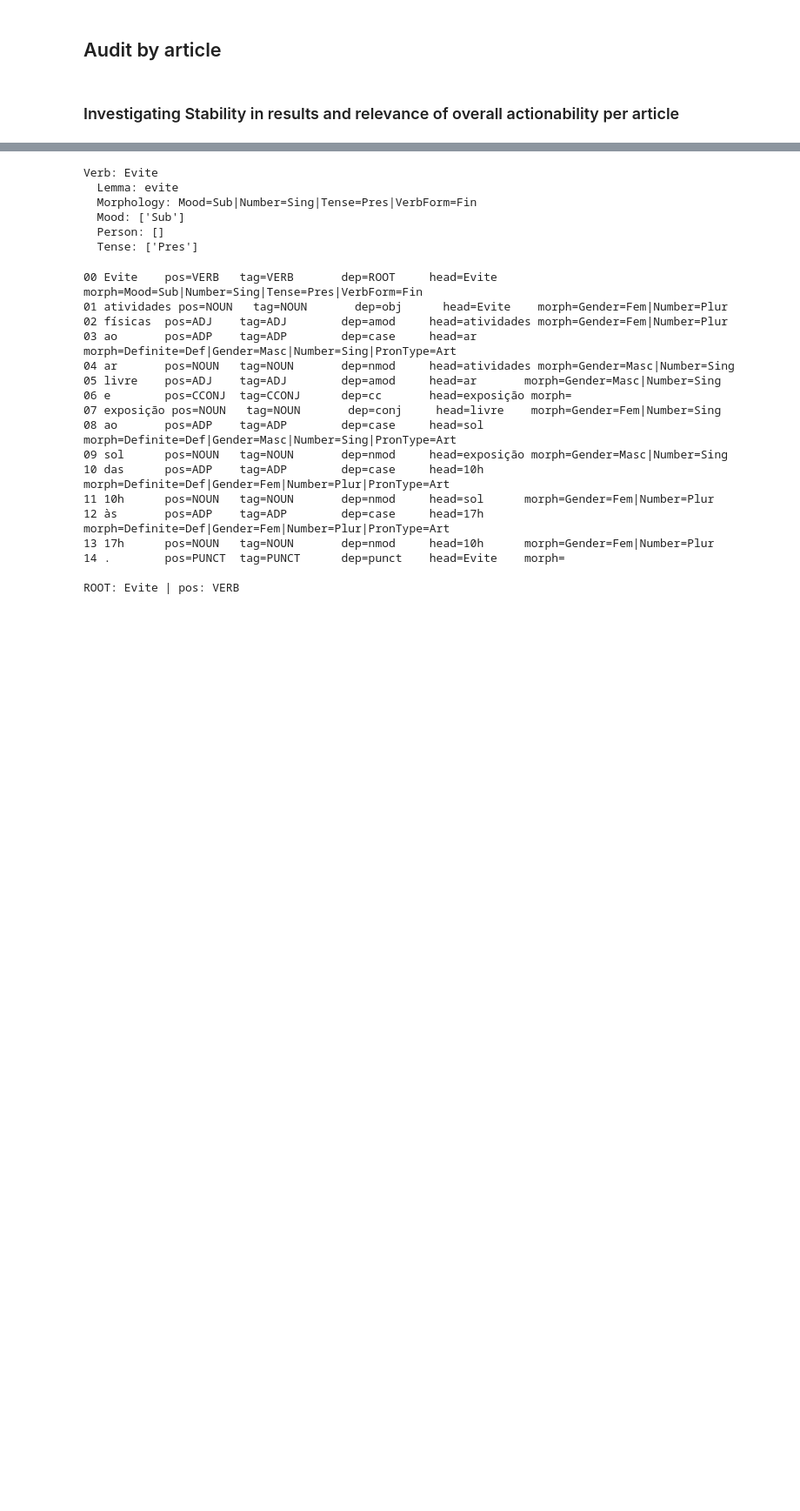
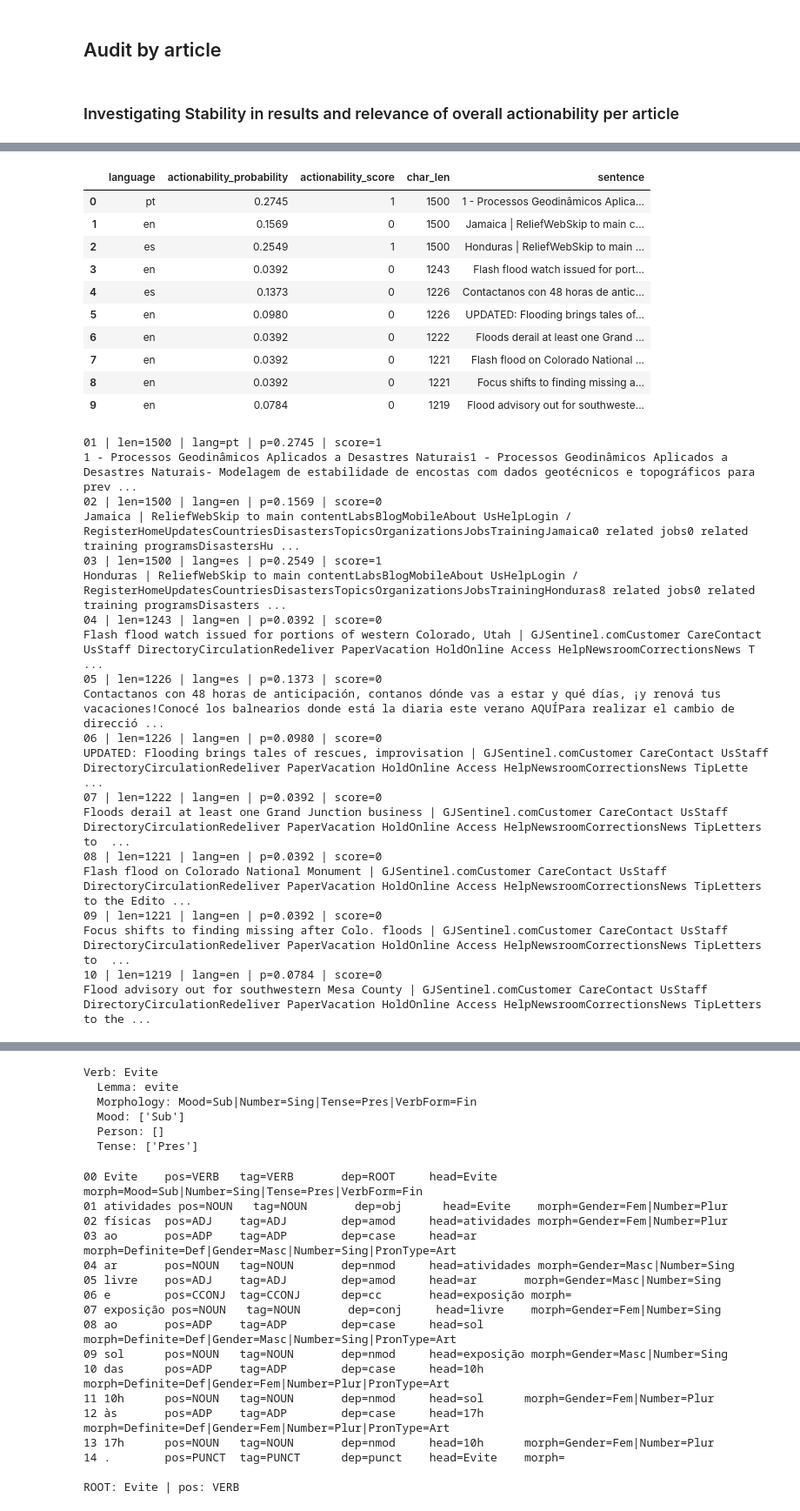
Before and after one commit to Lenap0911/NLP-model, a Jupyter notebook: nlp/actionability_tester.ipynb, the cells around one changed output, grey strips where cells are left out. Shown at 87% size. Drawn from its saved outputs; the diff is of its cells as text; code cells hidden in the pictures; blank space fills up the shorter version.

```diff
--- a/nlp/actionability_tester.ipynb
+++ b/nlp/actionability_tester.ipynb
@@ -881,3 +880,66 @@ plt.show()
+# %%
+# Top 10 longest sentences (by character length)
+
+text_col = "sentence"
+
+if text_col not in df_out.columns:
+    raise KeyError(f"Column '{text_col}' not found. Available columns: {list(df_out.columns)}")
+
+dfp = df_out[[text_col] + ([c for c in ["language", "actionability_probability", "actionability_score"] if c in df_out.columns])].copy()
+dfp[text_col] = dfp[text_col].fillna("").astype(str)
+
+dfp["char_len"] = dfp[text_col].str.len()
+top10_longest = dfp.sort_values("char_len", ascending=False).head(10).reset_index(drop=True)
+
+cols = [c for c in ["language", "actionability_probability", "actionability_score", "char_len", text_col] if c in top10_longest.columns]
+display(top10_longest[cols])
+
+# also print them cleanly
+for i, r in top10_longest.iterrows():
+    lang = r["language"] if "language" in top10_longest.columns else None
+    p = r["actionability_probability"] if "actionability_probability" in top10_longest.columns else None
+    s = r["actionability_score"] if "actionability_score" in top10_longest.columns else None
+    header = f"{i+1:02d} | len={int(r['char_len'])}"
+    if lang is not None:
+        header += f" | lang={lang}"
+    if p is not None:
+        header += f" | p={float(p):.4f}" if pd.notna(p) else " | p=nan"
+    if s is not None:
+        header += f" | score={s}"
+    print(header)
+    print(r[text_col])
+# %% [output]
+|  | language | actionability_probability | actionability_score | char_len | sentence |
+| 0 | pt | 0.2745 | 1 | 1500 | 1 - Processos Geodinâmicos Aplica... |
+| 1 | en | 0.1569 | 0 | 1500 | Jamaica | ReliefWebSkip to main c... |
+| 2 | es | 0.2549 | 1 | 1500 | Honduras | ReliefWebSkip to main ... |
+| 3 | en | 0.0392 | 0 | 1243 | Flash flood watch issued for port... |
+| 4 | es | 0.1373 | 0 | 1226 | Contactanos con 48 horas de antic... |
+| 5 | en | 0.0980 | 0 | 1226 | UPDATED: Flooding brings tales of... |
+| 6 | en | 0.0392 | 0 | 1222 | Floods derail at least one Grand ... |
+| 7 | en | 0.0392 | 0 | 1221 | Flash flood on Colorado National ... |
+| 8 | en | 0.0392 | 0 | 1221 | Focus shifts to finding missing a... |
+| 9 | en | 0.0784 | 0 | 1219 | Flood advisory out for southweste... |
+01 | len=1500 | lang=pt | p=0.2745 | score=1
+1 - Processos Geodinâmicos Aplicados a Desastres Naturais1 - Processos Geodinâmicos Aplicados a Desastres Naturais- Modelagem de estabilidade de encostas com dados geotécnicos e topográficos para prev ...
+02 | len=1500 | lang=en | p=0.1569 | score=0
+Jamaica | ReliefWebSkip to main contentLabsBlogMobileAbout UsHelpLogin / RegisterHomeUpdatesCountriesDisastersTopicsOrganizationsJobsTrainingJamaica0 related jobs0 related training programsDisastersHu ...
+03 | len=1500 | lang=es | p=0.2549 | score=1
+Honduras | ReliefWebSkip to main contentLabsBlogMobileAbout UsHelpLogin / RegisterHomeUpdatesCountriesDisastersTopicsOrganizationsJobsTrainingHonduras8 related jobs0 related training programsDisasters ...
+04 | len=1243 | lang=en | p=0.0392 | score=0
+Flash flood watch issued for portions of western Colorado, Utah | GJSentinel.comCustomer CareContact UsStaff DirectoryCirculationRedeliver PaperVacation HoldOnline Access HelpNewsroomCorrectionsNews T ...
+05 | len=1226 | lang=es | p=0.1373 | score=0
+Contactanos con 48 horas de anticipación, contanos dónde vas a estar y qué días, ¡y renová tus vacaciones!Conocé los balnearios donde está la diaria este verano AQUÍPara realizar el cambio de direcció ...
+06 | len=1226 | lang=en | p=0.0980 | score=0
+UPDATED: Flooding brings tales of rescues, improvisation | GJSentinel.comCustomer CareContact UsStaff DirectoryCirculationRedeliver PaperVacation HoldOnline Access HelpNewsroomCorrectionsNews TipLette ...
+07 | len=1222 | lang=en | p=0.0392 | score=0
+Floods derail at least one Grand Junction business | GJSentinel.comCustomer CareContact UsStaff DirectoryCirculationRedeliver PaperVacation HoldOnline Access HelpNewsroomCorrectionsNews TipLetters to  ...
+08 | len=1221 | lang=en | p=0.0392 | score=0
+Flash flood on Colorado National Monument | GJSentinel.comCustomer CareContact UsStaff DirectoryCirculationRedeliver PaperVacation HoldOnline Access HelpNewsroomCorrectionsNews TipLetters to the Edito ...
+09 | len=1221 | lang=en | p=0.0392 | score=0
+Focus shifts to finding missing after Colo. floods | GJSentinel.comCustomer CareContact UsStaff DirectoryCirculationRedeliver PaperVacation HoldOnline Access HelpNewsroomCorrectionsNews TipLetters to  ...
+10 | len=1219 | lang=en | p=0.0784 | score=0
+Flood advisory out for southwestern Mesa County | GJSentinel.comCustomer CareContact UsStaff DirectoryCirculationRedeliver PaperVacation HoldOnline Access HelpNewsroomCorrectionsNews TipLetters to the ...
 # %%
 !python -m spacy download pt_core_news_md
 # %% [output]
```
Also changed, not shown: parts of 20 cells of this notebook, 16 other files.
